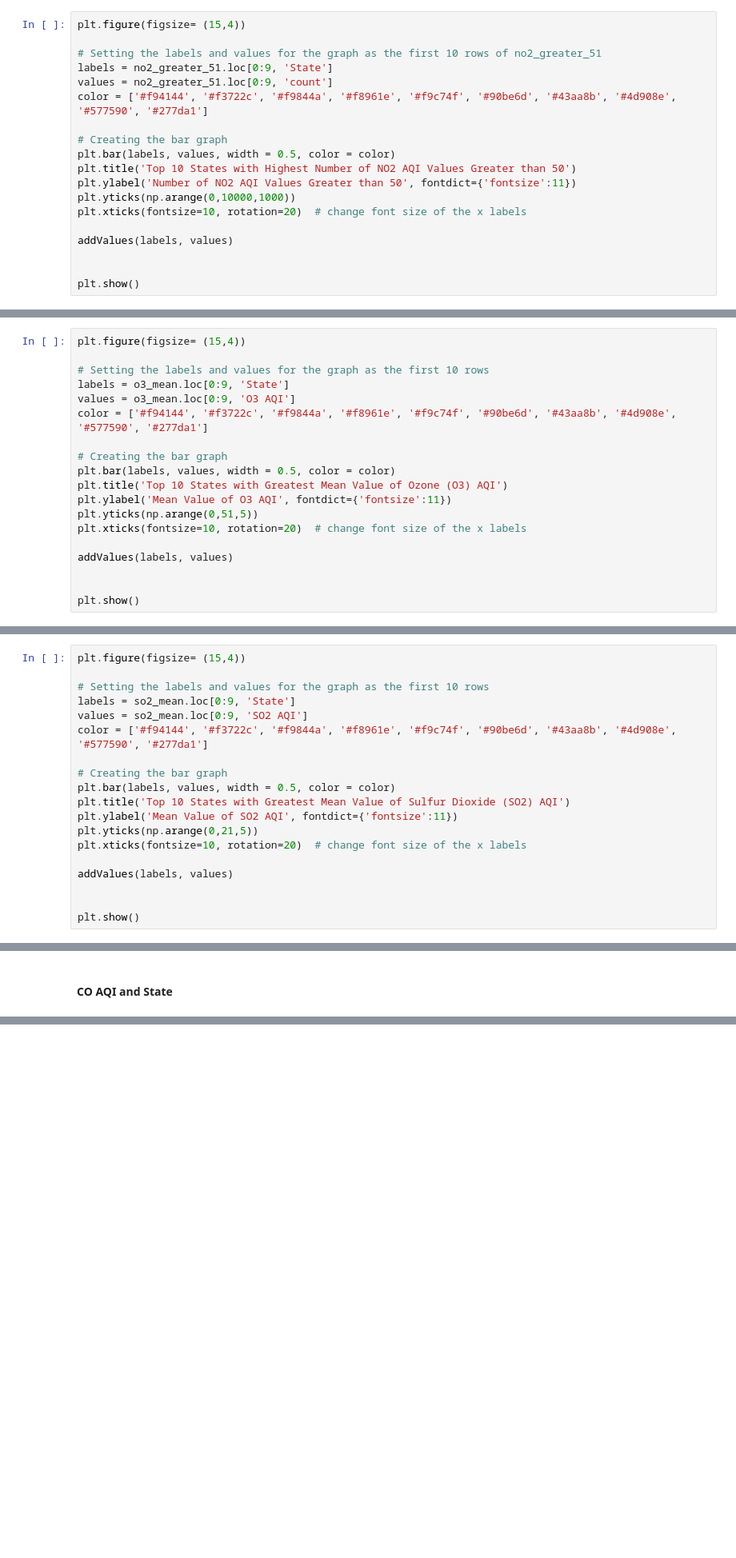
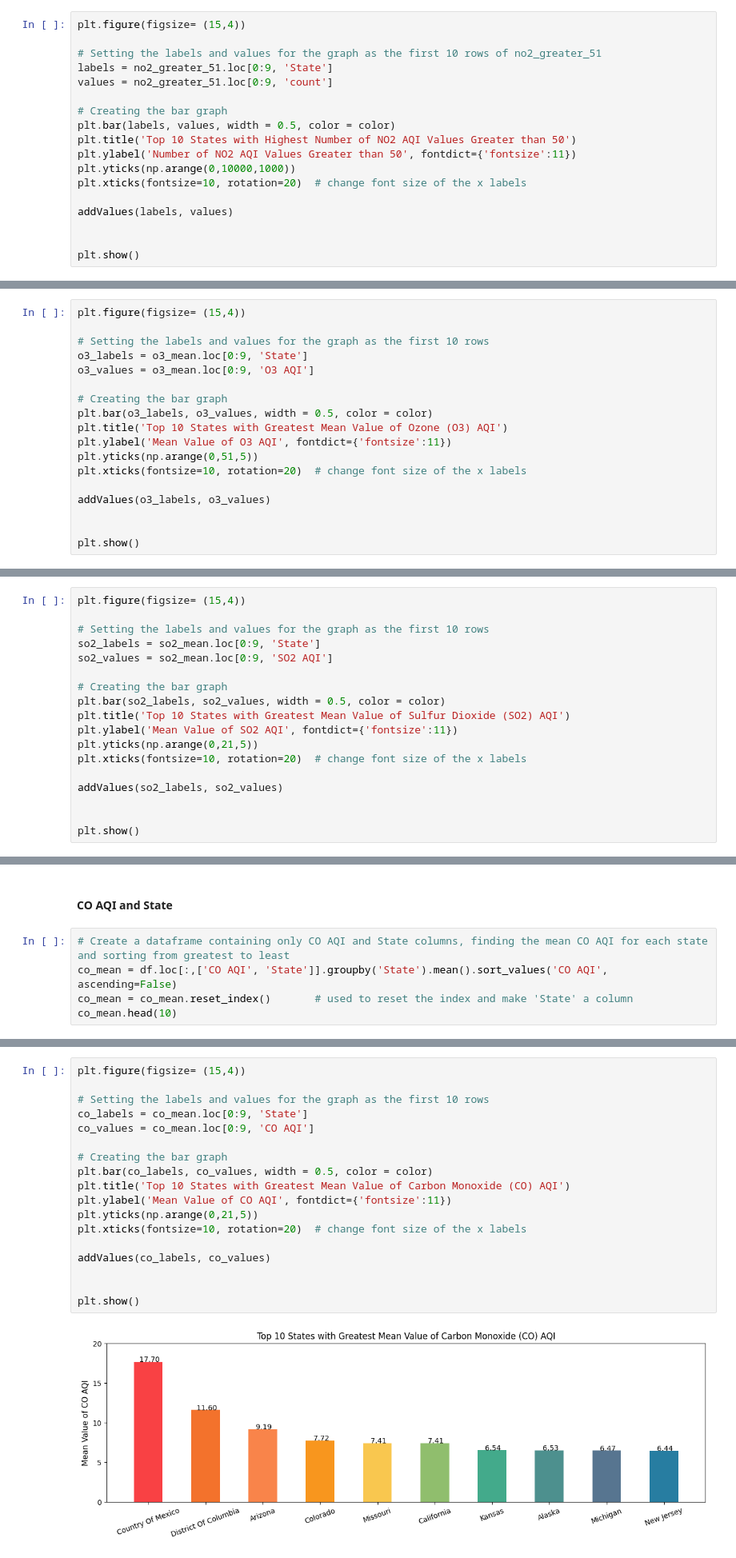
Before and after one commit to aidaduong/US-Air-Pollution-EDA-Kaggle, a Jupyter notebook: air_pollution_EDA.ipynb, the cells around one changed output, grey strips where cells are left out. Shown at 80% size. Drawn from its saved outputs; the diff is of its cells as text; blank space fills up the shorter version.

```diff
--- a/air_pollution_EDA.ipynb
+++ b/air_pollution_EDA.ipynb
@@ -460,7 +460,6 @@ plt.figure(figsize= (15,4))
 # Setting the labels and values for the graph as the first 10 rows of no2_greater_51
 labels = no2_greater_51.loc[0:9, 'State']
 values = no2_greater_51.loc[0:9, 'count']
-color = ['#f94144', '#f3722c', '#f9844a', '#f8961e', '#f9c74f', '#90be6d', '#43aa8b', '#4d908e', '#577590', '#277da1']
 
 # Creating the bar graph
 plt.bar(labels, values, width = 0.5, color = color)
@@ -525,18 +524,17 @@ o3_mean.head(10)
 plt.figure(figsize= (15,4))
 
 # Setting the labels and values for the graph as the first 10 rows
-labels = o3_mean.loc[0:9, 'State']
-values = o3_mean.loc[0:9, 'O3 AQI']
-color = ['#f94144', '#f3722c', '#f9844a', '#f8961e', '#f9c74f', '#90be6d', '#43aa8b', '#4d908e', '#577590', '#277da1']
+o3_labels = o3_mean.loc[0:9, 'State']
+o3_values = o3_mean.loc[0:9, 'O3 AQI']
 
 # Creating the bar graph
-plt.bar(labels, values, width = 0.5, color = color)
+plt.bar(o3_labels, o3_values, width = 0.5, color = color)
 plt.title('Top 10 States with Greatest Mean Value of Ozone (O3) AQI')
 plt.ylabel('Mean Value of O3 AQI', fontdict={'fontsize':11})
 plt.yticks(np.arange(0,51,5))
 plt.xticks(fontsize=10, rotation=20)  # change font size of the x labels
 
-addValues(labels, values)
+addValues(o3_labels, o3_values)
 
 
 plt.show()
@@ -569,18 +567,17 @@ so2_mean.head(10)
 plt.figure(figsize= (15,4))
 
 # Setting the labels and values for the graph as the first 10 rows
-labels = so2_mean.loc[0:9, 'State']
-values = so2_mean.loc[0:9, 'SO2 AQI']
-color = ['#f94144', '#f3722c', '#f9844a', '#f8961e', '#f9c74f', '#90be6d', '#43aa8b', '#4d908e', '#577590', '#277da1']
+so2_labels = so2_mean.loc[0:9, 'State']
+so2_values = so2_mean.loc[0:9, 'SO2 AQI']
 
 # Creating the bar graph
-plt.bar(labels, values, width = 0.5, color = color)
+plt.bar(so2_labels, so2_values, width = 0.5, color = color)
 plt.title('Top 10 States with Greatest Mean Value of Sulfur Dioxide (SO2) AQI')
 plt.ylabel('Mean Value of SO2 AQI', fontdict={'fontsize':11})
 plt.yticks(np.arange(0,21,5))
 plt.xticks(fontsize=10, rotation=20)  # change font size of the x labels
 
-addValues(labels, values)
+addValues(so2_labels, so2_values)
 
 
 plt.show()
@@ -589,2 +590,7 @@ plt.show()
 # %% [markdown]
 #### CO AQI and State
+# %%
+# Create a dataframe containing only CO AQI and State columns, finding the mean CO AQI for each state and sorting from greatest to least
+co_mean = df.loc[:,['CO AQI', 'State']].groupby('State').mean().sort_values('CO AQI', ascending=False)
+co_mean = co_mean.reset_index()       # used to reset the index and make 'State' a column
+co_mean.head(10)
@@ -590,0 +609,20 @@ plt.show()
+# %%
+plt.figure(figsize= (15,4))
+
+# Setting the labels and values for the graph as the first 10 rows
+co_labels = co_mean.loc[0:9, 'State']
+co_values = co_mean.loc[0:9, 'CO AQI']
+
+# Creating the bar graph
+plt.bar(co_labels, co_values, width = 0.5, color = color)
+plt.title('Top 10 States with Greatest Mean Value of Carbon Monoxide (CO) AQI')
+plt.ylabel('Mean Value of CO AQI', fontdict={'fontsize':11})
+plt.yticks(np.arange(0,21,5))
+plt.xticks(fontsize=10, rotation=20)  # change font size of the x labels
+
+addValues(co_labels, co_values)
+
+
+plt.show()
+# %% [output]
+[figure, added]
```
Also changed, not shown: parts of 11 cells of this notebook.
